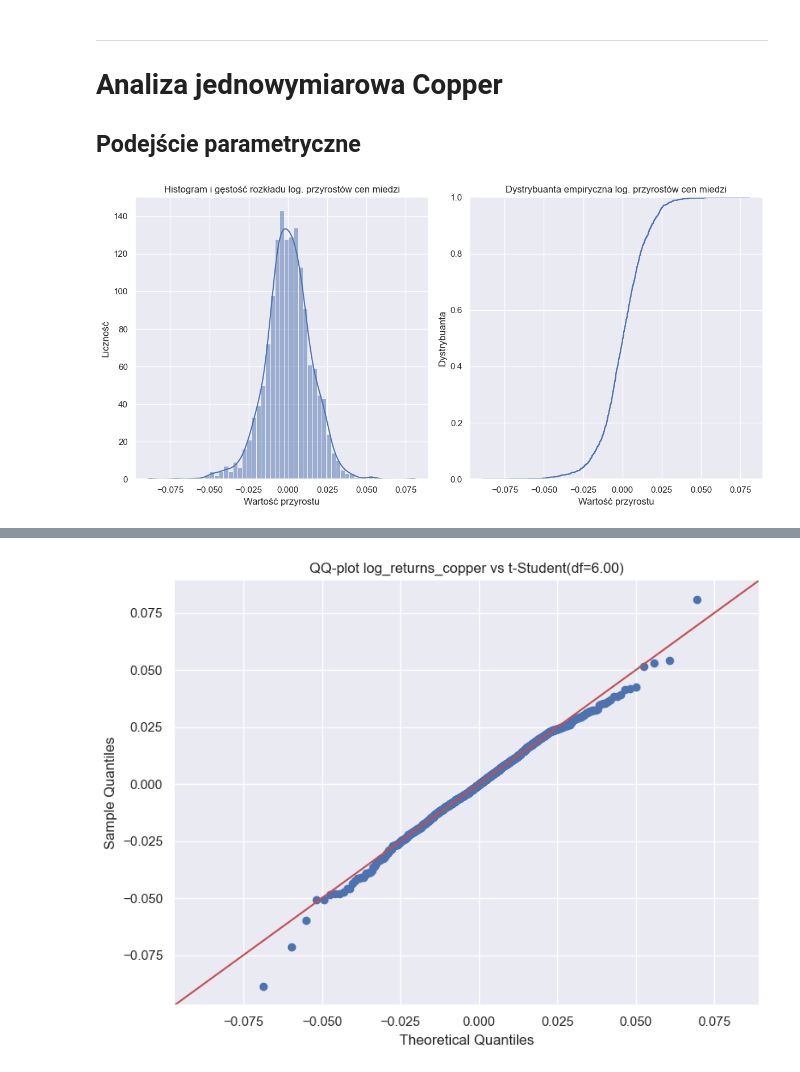
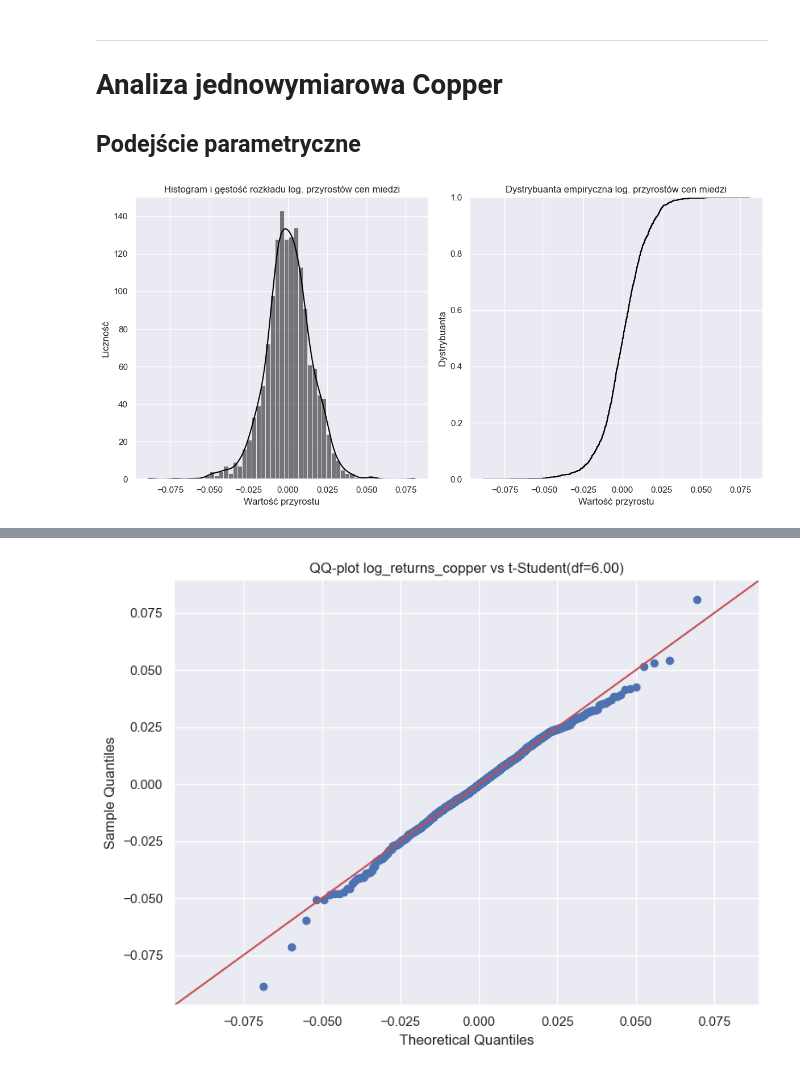
Before and after one commit to mathieuboro/nvidia_risk_management, a Jupyter notebook: projekt 2.ipynb, the cells around one changed output, grey strips where cells are left out. Cells and saved outputs as stored; diff of their text form; code cells hidden in the pictures.

```diff
--- a/projekt 2.ipynb
+++ b/projekt 2.ipynb
@@ -386,23 +420,23 @@ ____
 # %%
 fig, axes = plt.subplots(1, 2, figsize=(12, 6))
 
 # Histogram i gęstość rozkładu na pierwszym subplocie
-sns.histplot(log_returns_copper, kde=True, ax=axes[0])
+sns.histplot(log_returns_copper, kde=True, ax=axes[0], color = 'black')
 axes[0].set_title('Histogram i gęstość rozkładu log. przyrostów cen miedzi')
 axes[0].set_xlabel('Wartość przyrostu')
 axes[0].set_ylabel('Liczność')
 
 # Dystrybuanta empiryczna na drugim subplocie
-sns.ecdfplot(log_returns_copper, ax=axes[1])
+sns.ecdfplot(log_returns_copper, ax=axes[1], color = 'black')
 axes[1].set_title('Dystrybuanta empiryczna log. przyrostów cen miedzi')
 axes[1].set_xlabel('Wartość przyrostu')
 axes[1].set_ylabel('Dystrybuanta')
 
 # Wyświetlanie wykresu
 plt.tight_layout()
 plt.show()
 # %% [output]
-[figure, old version]
+[figure, new version]
 # %%
 normality_tests(log_returns_copper)
 # %% [output]
```
Also changed, not shown: parts of 35 cells of this notebook.
